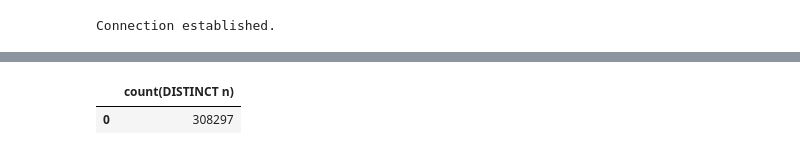
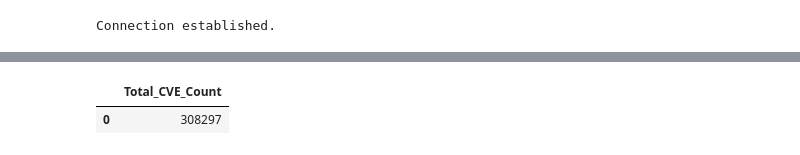
Before and after one commit to edogdu/UCKG, a Jupyter notebook: documents/notebooks/UCKG_Analysis.ipynb, the cells around one changed output, grey strips where cells are left out. Drawn from its saved outputs; the diff is of its cells as text; code cells hidden in the pictures.

```diff
--- a/documents/notebooks/UCKG_Analysis.ipynb
+++ b/documents/notebooks/UCKG_Analysis.ipynb
@@ -34,17 +77,17 @@ def run_query(query, parameters= None):
 # %%
 #runs a query to see how many CVEs are currently in the knowledge graph
 CVE_count = """
     MATCH (n:UcoCVE)
-    RETURN count(DISTINCT n)
+    RETURN count(DISTINCT n) as Total_CVE_Count
 """
 
 params = {}
 count = run_query(CVE_count, parameters=params)
 
 #creates a datafram to output the results
 df = pd.DataFrame(count)
 
 df
 # %% [output]
-|  | count(DISTINCT n) |
+|  | Total_CVE_Count |
 | 0 | 308297 |
```
Also changed, not shown: parts of 34 cells of this notebook.
